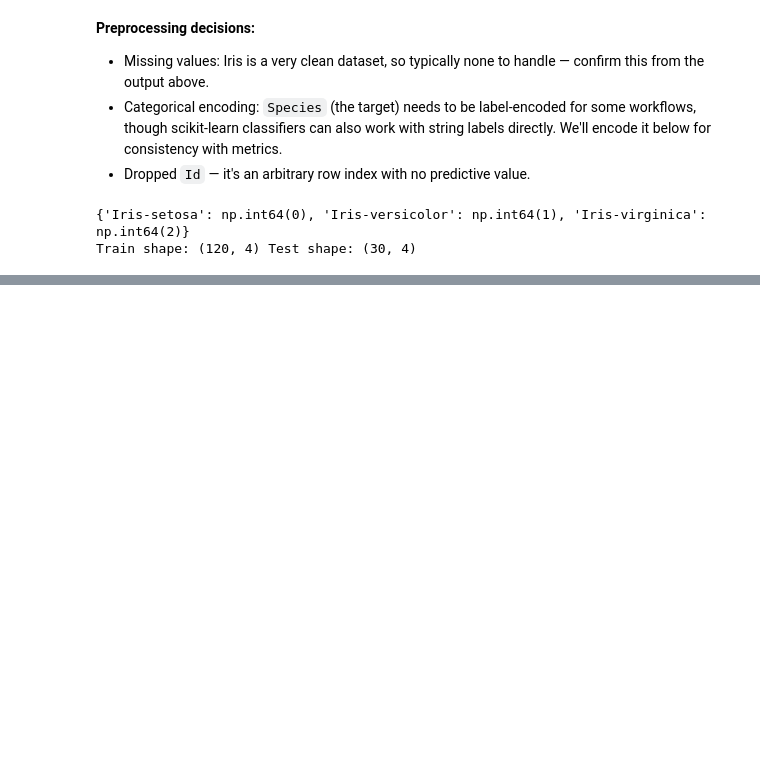
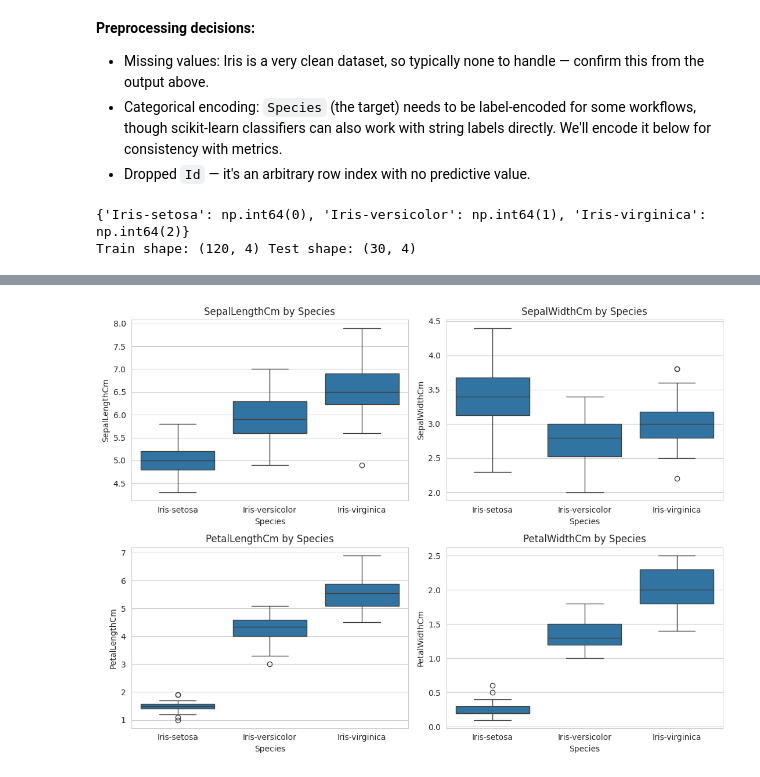
Before and after one commit to prashanth21156/Iris-ML-Project-2, a Jupyter notebook: Iris_ML_Project_2.ipynb, the cells around one changed output, grey strips where cells are left out. Cells and saved outputs as stored; diff of their text form; code cells hidden in the pictures; blank space fills up the shorter version.

```diff
--- a/Iris_ML_Project_2.ipynb
+++ b/Iris_ML_Project_2.ipynb
@@ -95,0 +116,11 @@ Train shape: (120, 4) Test shape: (30, 4)
+# %%
+# Visualize how well each feature separates the species — helps justify feature importance
+fig, axes = plt.subplots(2, 2, figsize=(11, 8))
+features = [c for c in X.columns]
+for ax, feat in zip(axes.flatten(), features):
+    sns.boxplot(data=df, x="Species", y=feat, ax=ax)
+    ax.set_title(f"{feat} by Species")
+plt.tight_layout()
+plt.show()
+# %% [output]
+[figure, added]
```
Also changed, not shown: parts of 4 cells of this notebook.
